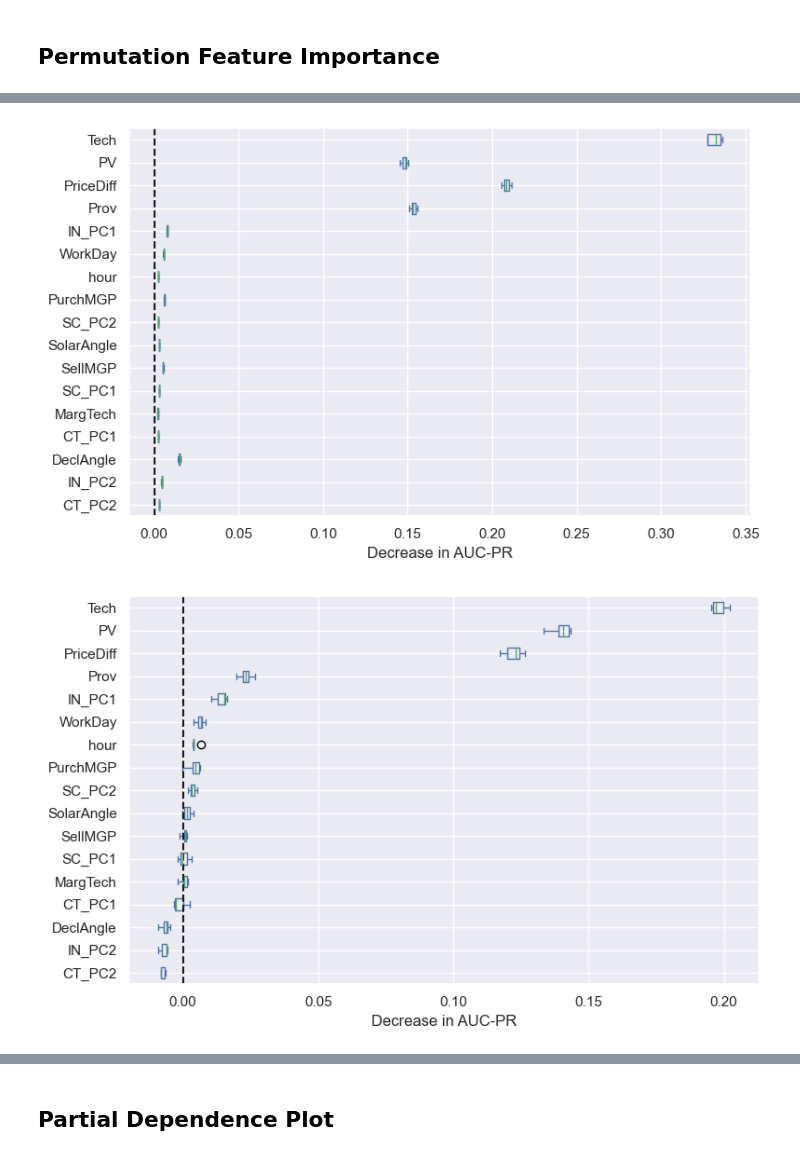
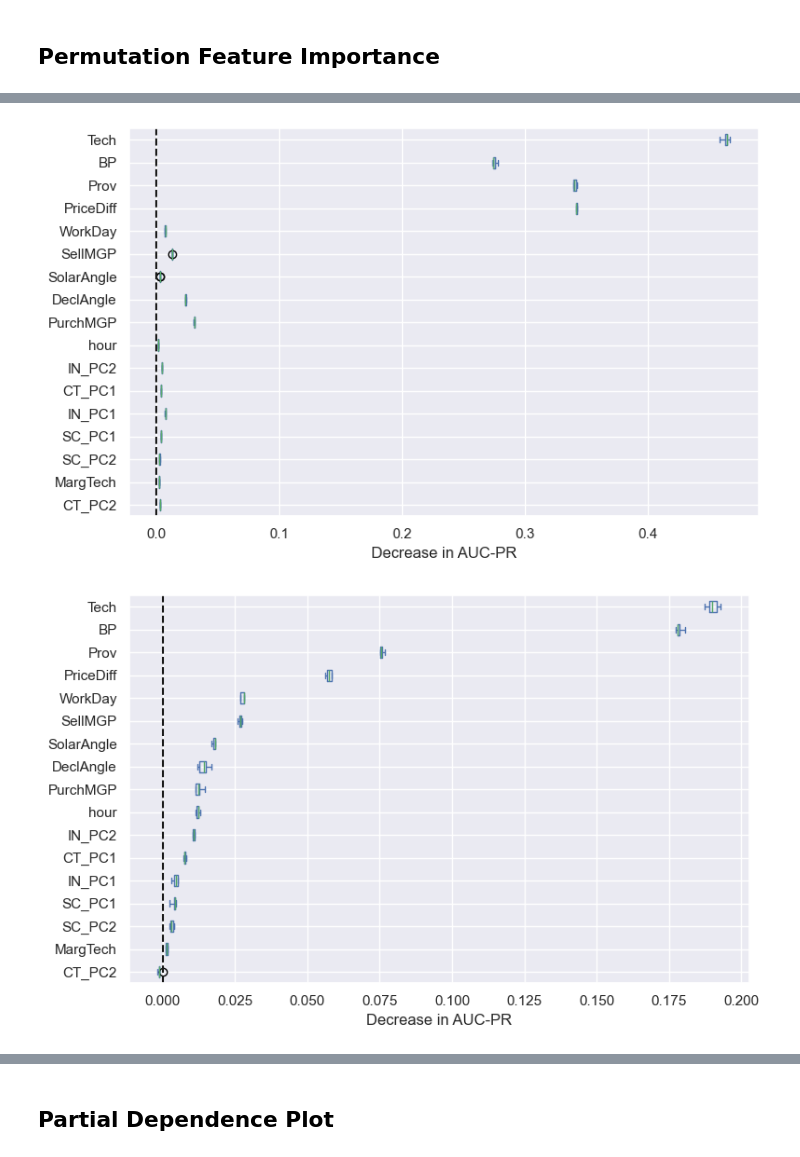
Before and after one commit to gkchln/asm_forecast, a Jupyter notebook: modeling/ModelExplainer.ipynb, the cells around one changed output, grey strips where cells are left out. Saved outputs shown, nothing was run; the diff lists cells and outputs as text; code cells hidden in the pictures.

```diff
--- a/modeling/ModelExplainer.ipynb
+++ b/modeling/ModelExplainer.ipynb
@@ -30,13 +30,13 @@ from alibi.explainers import ALE, plot_ale
 # %% [markdown]
 ## Parameters
 # %%
-scope = 'BID'
+scope = 'OFF'
 input_path = f'../data/3_output/ML_dataset_{scope}.pkl'
 
 train_years = [2021]
 test_years = [2022]
 
-subsample_frac = 0.1
+subsample_frac = None
 
 target = 'Result'
 
@@ -157,27 +198,27 @@ test_result = permutation_importance(
 sorted_importances_idx = test_result.importances_mean.argsort()
 # %%
 columns = train_df[features].columns[sorted_importances_idx]
-columns = ['PV' if col == 'PVnew' else col for col in columns]
+columns = ['BP' if col == 'PVnew' else col for col in columns]
 
 train_importances = pd.DataFrame(
     train_result.importances[sorted_importances_idx].T,
     columns=columns,
 )
 test_importances = pd.DataFrame(
     test_result.importances[sorted_importances_idx].T,
     columns=columns,
 )
 
 for name, importances in zip(["train", "test"], [train_importances, test_importances]):
 # for name, importances in zip(["train"], [train_importances]):
     ax = importances.plot.box(vert=False, whis=10, figsize=(8,5))
     # ax.set_title(f"Permutation Importances ({name} set)")
     ax.set_xlabel("Decrease in AUC-PR")
     ax.axvline(x=0, color="k", linestyle="--")
     ax.figure.tight_layout()
 # %% [output]
-[figure, old version]
+[figure, new version]
-[figure, old version]
+[figure, new version]
 # %%
 test_importances
 # %% [output]
```
Also changed, not shown: parts of 11 cells of this notebook.
